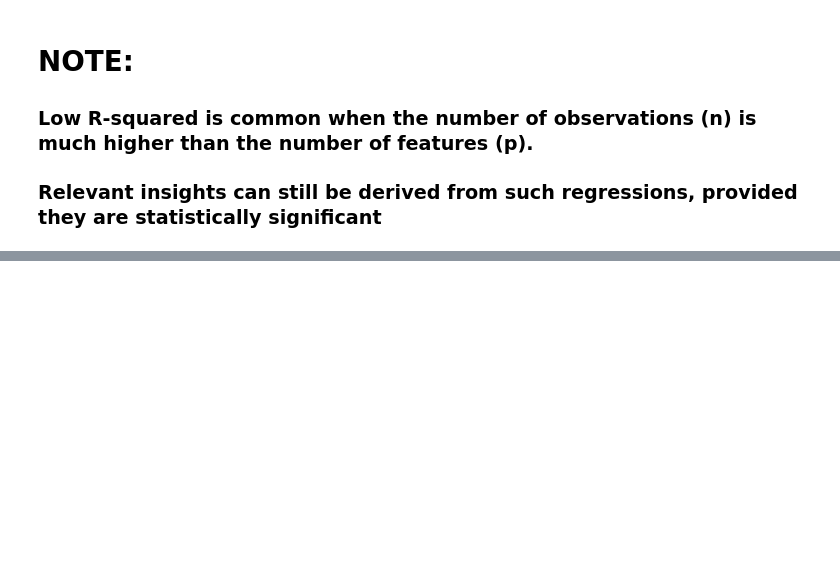
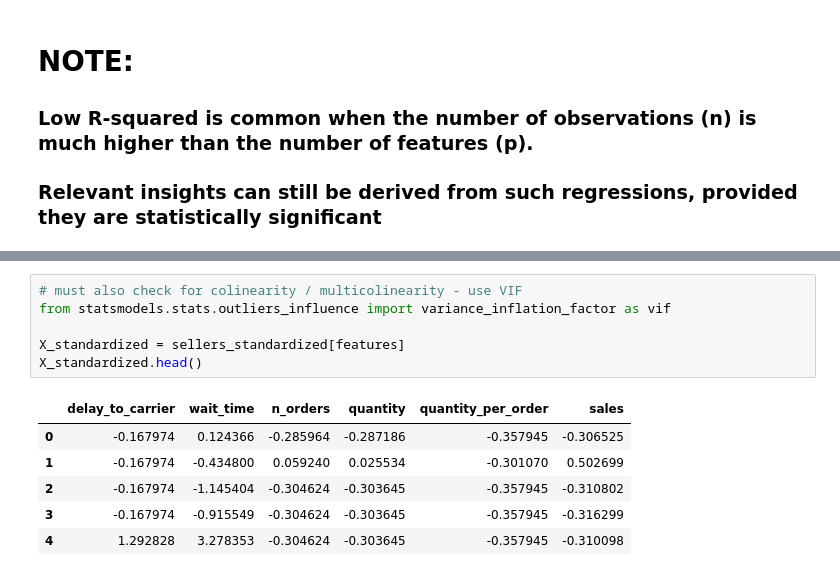
Before and after one commit to hughharford/d_s, a Jupyter notebook: notebooks/data_sci_models.ipynb, the cells around one changed output, grey strips where cells are left out. Cells and saved outputs as stored; diff of their text form; blank space fills up the shorter version.

```diff
--- a/notebooks/data_sci_models.ipynb
+++ b/notebooks/data_sci_models.ipynb
@@ -139,0 +188,13 @@ P-value
+# %%
+# must also check for colinearity / multicolinearity - use VIF
+from statsmodels.stats.outliers_influence import variance_inflation_factor as vif
+
+X_standardized = sellers_standardized[features]
+X_standardized.head()
+# %% [output]
+|  | delay_to_carrier | wait_time | n_orders | quantity | quantity_per_order | sales |
+| 0 | -0.167974 | 0.124366 | -0.285964 | -0.287186 | -0.357945 | -0.306525 |
+| 1 | -0.167974 | -0.434800 | 0.059240 | 0.025534 | -0.301070 | 0.502699 |
+| 2 | -0.167974 | -1.145404 | -0.304624 | -0.303645 | -0.357945 | -0.310802 |
+| 3 | -0.167974 | -0.915549 | -0.304624 | -0.303645 | -0.357945 | -0.316299 |
+| 4 | 1.292828 | 3.278353 | -0.304624 | -0.303645 | -0.357945 | -0.310098 |
```
Also changed, not shown: parts of 15 cells of this notebook, 7 other files.
